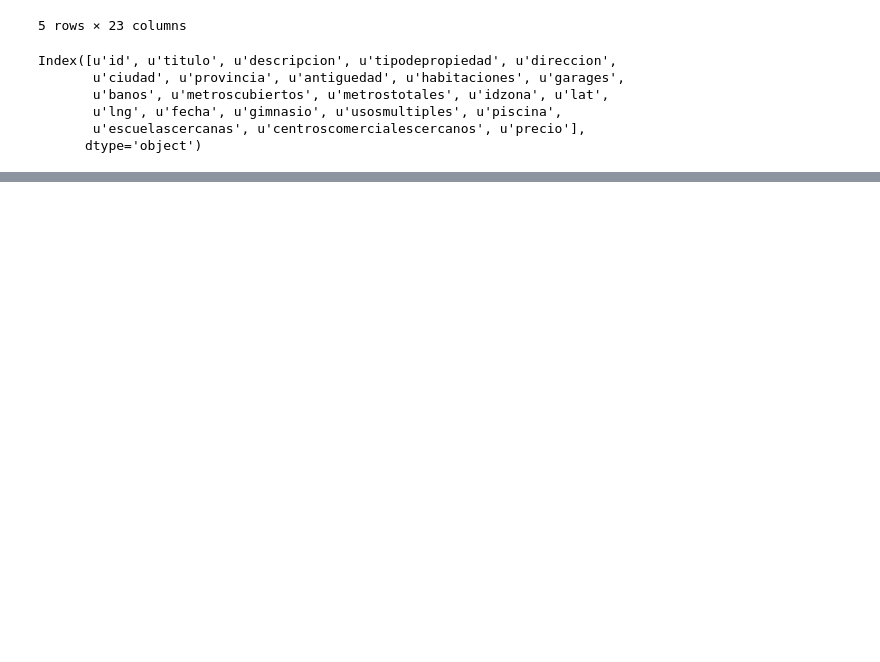
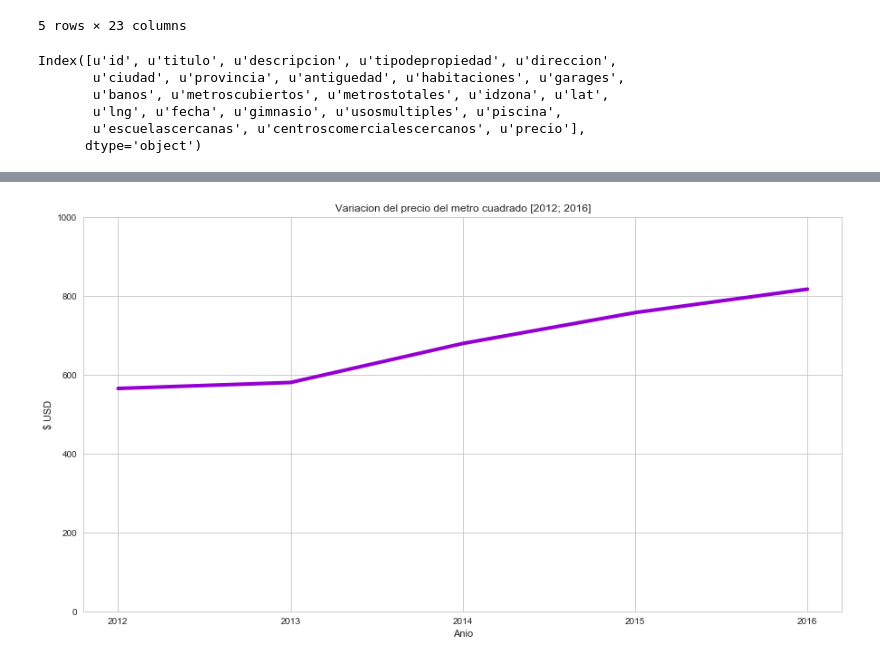
Before and after one commit to SergioCalvani/75.06-Datos-TP1-2019, a Jupyter notebook: Notebooks/AnalisisExploratorio.ipynb, the cells around one changed output, grey strips where cells are left out. Saved outputs shown, nothing was run; the diff lists cells and outputs as text; code cells hidden in the pictures; blank space fills up the shorter version.

```diff
--- a/Notebooks/AnalisisExploratorio.ipynb
+++ b/Notebooks/AnalisisExploratorio.ipynb
@@ -97,0 +185,13 @@ preciom2.head()
+# %%
+#m2 total
+1 = [2012, 2013, 2014, 2015, 2016]
+ax = preciom2_anio.plot(kind='line', y = ('precio m2 dolares', 'mean'), figsize=(15,8),\
+             title = "Variacion del precio del metro cuadrado [2012; 2016]",\
+             xticks=l, legend = False, color = 'darkviolet', lw = 4)
+ax.set_ylabel('$ USD')
+ax.set_xlabel('Anio')
+ax.set_ylim([0,1000])
+
+plt.show()
+# %% [output]
+[figure, added]
```
Also changed, not shown: parts of 22 cells of this notebook.
